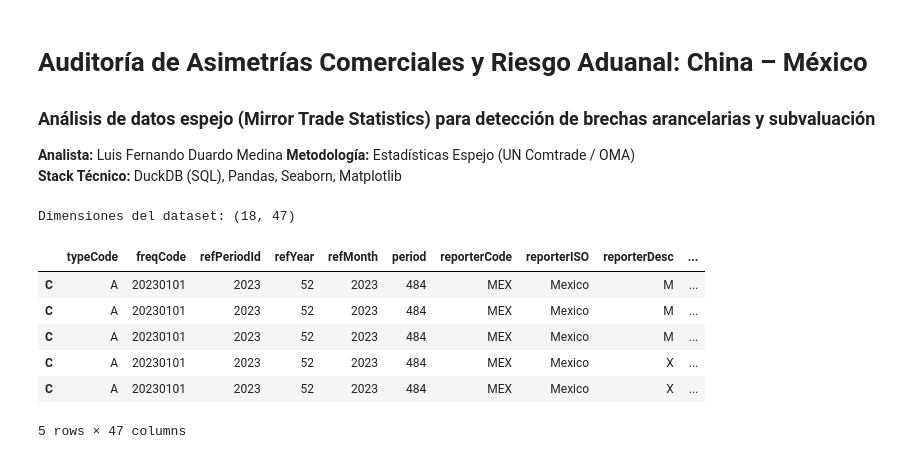
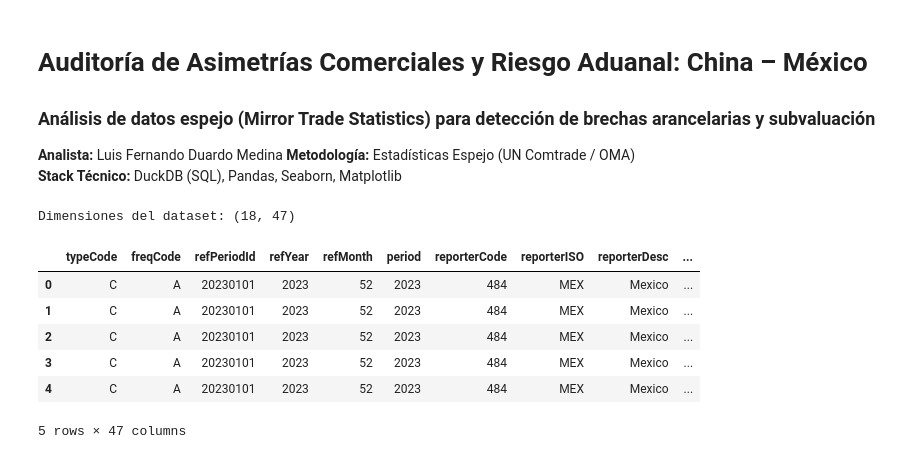
Before and after one commit to luisferdm6/03-china-mexico-trade-audit, a Jupyter notebook: 01_auditoria_asimetrias_china_mexico.ipynb, the cells around one changed output. Saved outputs shown, nothing was run; the diff lists cells and outputs as text; code cells hidden in the pictures.

```diff
--- a/01_auditoria_asimetrias_china_mexico.ipynb
+++ b/01_auditoria_asimetrias_china_mexico.ipynb
@@ -14,17 +14,17 @@ import matplotlib.pyplot as plt
 import seaborn as sns
 from matplotlib import ticker
 # %%
-df = pd.read_csv("comtrade_china_mexico.csv")
+df = pd.read_csv("comtrade_china_mexico.csv", index_col=False)
 
 print(f"Dimensiones del dataset: {df.shape}")
 
 df.head()
 # %% [output]
 Dimensiones del dataset: (18, 47)
 |  | typeCode | freqCode | refPeriodId | refYear | refMonth | period | reporterCode | reporterISO | reporterDesc | ... |
-| C | A | 20230101 | 2023 | 52 | 2023 | 484 | MEX | Mexico | M | ... |
-| C | A | 20230101 | 2023 | 52 | 2023 | 484 | MEX | Mexico | M | ... |
-| C | A | 20230101 | 2023 | 52 | 2023 | 484 | MEX | Mexico | M | ... |
-| C | A | 20230101 | 2023 | 52 | 2023 | 484 | MEX | Mexico | X | ... |
-| C | A | 20230101 | 2023 | 52 | 2023 | 484 | MEX | Mexico | X | ... |
+| 0 | C | A | 20230101 | 2023 | 52 | 2023 | 484 | MEX | Mexico | ... |
+| 1 | C | A | 20230101 | 2023 | 52 | 2023 | 484 | MEX | Mexico | ... |
+| 2 | C | A | 20230101 | 2023 | 52 | 2023 | 484 | MEX | Mexico | ... |
+| 3 | C | A | 20230101 | 2023 | 52 | 2023 | 484 | MEX | Mexico | ... |
+| 4 | C | A | 20230101 | 2023 | 52 | 2023 | 484 | MEX | Mexico | ... |
 5 rows × 47 columns
```
Also changed, not shown: parts of 4 cells of this notebook.
